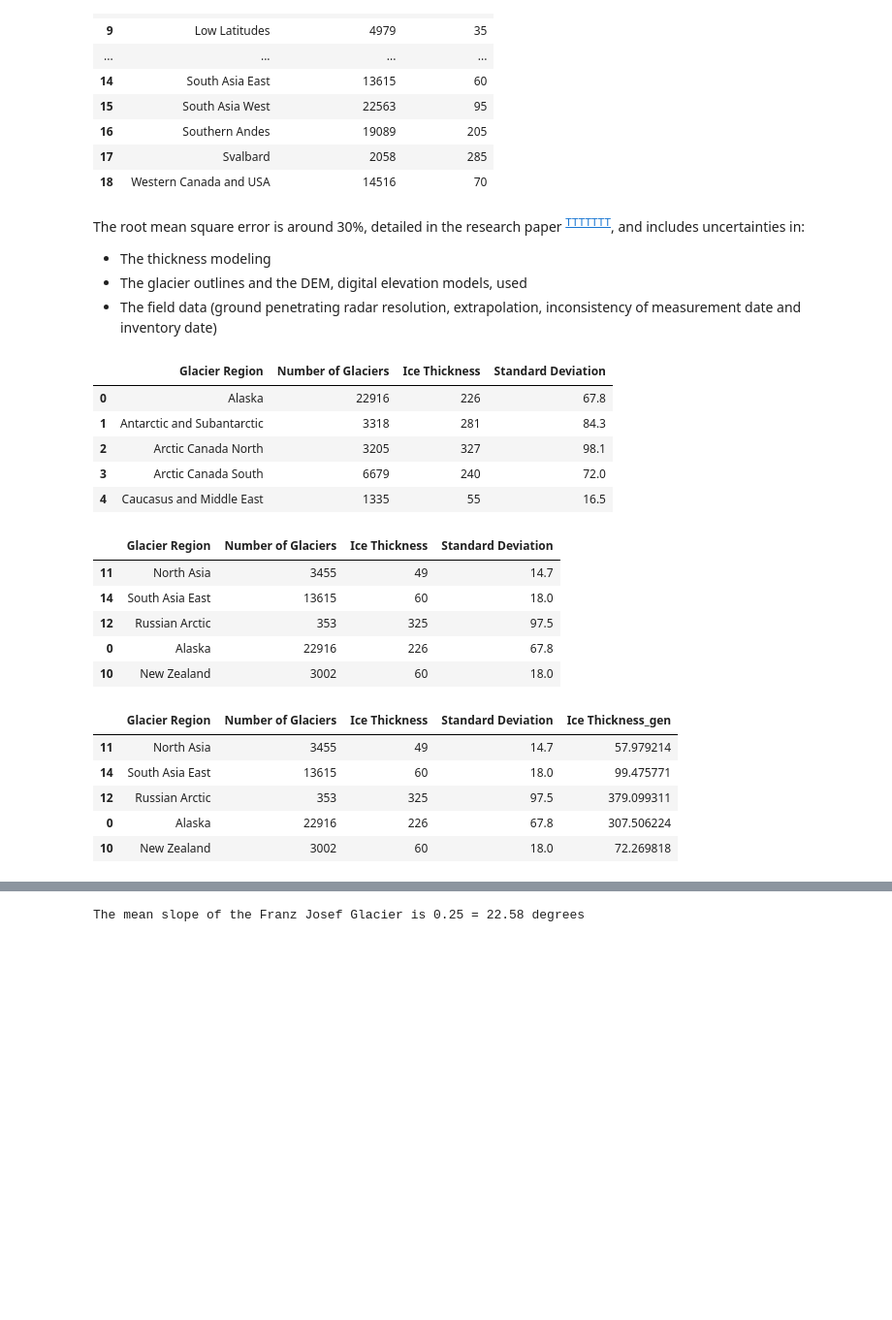
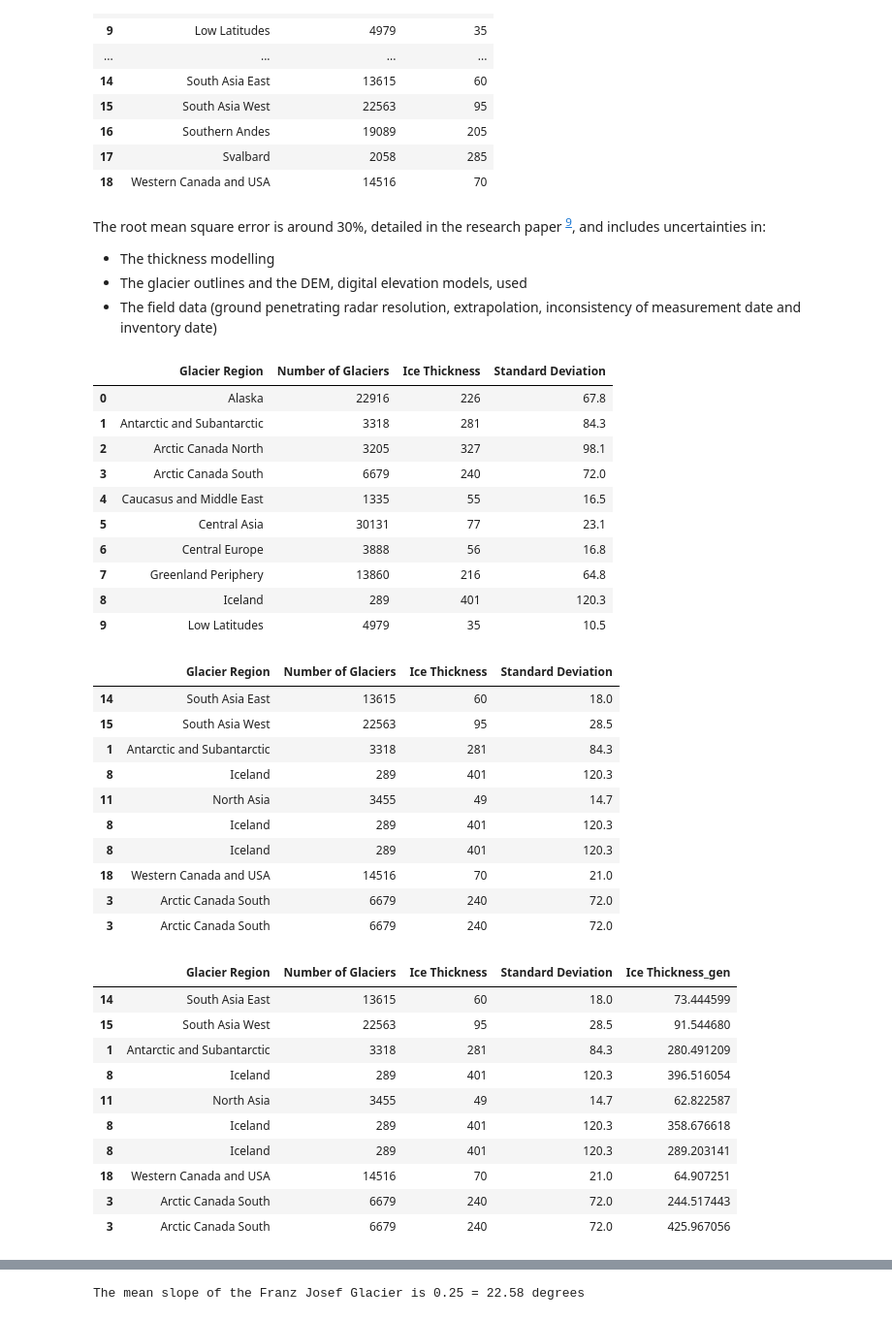
Before and after one commit to healyshane/project-programming_for-data_analysis, a Jupyter notebook: Programming for Data Analysis_Glaciers.ipynb, the cells around one changed output, grey strips where cells are left out. Shown: that part at 97% size. Saved outputs shown, nothing was run; the diff lists cells and outputs as text; code cells hidden in the pictures; blank space fills up the shorter version.

```diff
--- a/Programming for Data Analysis_Glaciers.ipynb
+++ b/Programming for Data Analysis_Glaciers.ipynb
@@ -117,14 +121,14 @@ thick
 | 17 | Svalbard | 2058 | 285 |
 | 18 | Western Canada and USA | 14516 | 70 |
 # %% [markdown]
-The root mean square error is around 30%, detailed in the research paper <sup>[TTTTTTT](https://glaciers.gi.alaska.edu/sites/default/files/wiki/Huss,%20Farinotti%20-%202012%20-%20Distributed%20ice%20thickness%20and%20volume%20of%20all%20glaciers%20around%20the%20globe.pdf)</sup>, and includes uncertainties in:
-* The thickness modeling
+The root mean square error is around 30%, detailed in the research paper <sup>[9](https://glaciers.gi.alaska.edu/sites/default/files/wiki/Huss,%20Farinotti%20-%202012%20-%20Distributed%20ice%20thickness%20and%20volume%20of%20all%20glaciers%20around%20the%20globe.pdf)</sup>, and includes uncertainties in:
+* The thickness modelling
 * The glacier outlines and the DEM, digital elevation models, used
 * The field data (ground penetrating radar resolution, extrapolation, inconsistency of measurement date and inventory date)
 # %%
 # Column added to DataFrame to provide a standard deviation for height results
 thick['Standard Deviation'] = thick['Ice Thickness']*0.3
-thick.head()
+thick.head(10)
 # %% [output]
 |  | Glacier Region | Number of Glaciers | Ice Thickness | Standard Deviation |
 | 0 | Alaska | 22916 | 226 | 67.8 |
@@ -132,26 +136,41 @@ thick.head()
 | 2 | Arctic Canada North | 3205 | 327 | 98.1 |
 | 3 | Arctic Canada South | 6679 | 240 | 72.0 |
 | 4 | Caucasus and Middle East | 1335 | 55 | 16.5 |
+| 5 | Central Asia | 30131 | 77 | 23.1 |
+| 6 | Central Europe | 3888 | 56 | 16.8 |
+| 7 | Greenland Periphery | 13860 | 216 | 64.8 |
+| 8 | Iceland | 289 | 401 | 120.3 |
+| 9 | Low Latitudes | 4979 | 35 | 10.5 |
 # %%
 # Generate 100 samples of data and hold in new DataFrame
 thickness = thick.sample(n=100, replace = True)
-thickness.head()
+thickness.head(10)
 # %% [output]
 |  | Glacier Region | Number of Glaciers | Ice Thickness | Standard Deviation |
+| 14 | South Asia East | 13615 | 60 | 18.0 |
+| 15 | South Asia West | 22563 | 95 | 28.5 |
+| 1 | Antarctic and Subantarctic | 3318 | 281 | 84.3 |
+| 8 | Iceland | 289 | 401 | 120.3 |
 | 11 | North Asia | 3455 | 49 | 14.7 |
-| 14 | South Asia East | 13615 | 60 | 18.0 |
-| 12 | Russian Arctic | 353 | 325 | 97.5 |
-| 0 | Alaska | 22916 | 226 | 67.8 |
-| 10 | New Zealand | 3002 | 60 | 18.0 |
+| 8 | Iceland | 289 | 401 | 120.3 |
+| 8 | Iceland | 289 | 401 | 120.3 |
+| 18 | Western Canada and USA | 14516 | 70 | 21.0 |
+| 3 | Arctic Canada South | 6679 | 240 | 72.0 |
+| 3 | Arctic Canada South | 6679 | 240 | 72.0 |
 # %%
 # Generate a new column in DataFrame to provide 100 data points for ice thickness.
 # A normal distribution from the NumPy.random package is used to generate ice thickness data around the mean and standard deviation of original data.
 thickness['Ice Thickness_gen'] = np.random.normal(thickness['Ice Thickness'],thickness['Standard Deviation'])
-thickness.head()
+thickness.head(10)
 # %% [output]
 |  | Glacier Region | Number of Glaciers | Ice Thickness | Standard Deviation | Ice Thickness_gen |
-| 11 | North Asia | 3455 | 49 | 14.7 | 57.979214 |
-| 14 | South Asia East | 13615 | 60 | 18.0 | 99.475771 |
-| 12 | Russian Arctic | 353 | 325 | 97.5 | 379.099311 |
-| 0 | Alaska | 22916 | 226 | 67.8 | 307.506224 |
-| 10 | New Zealand | 3002 | 60 | 18.0 | 72.269818 |
+| 14 | South Asia East | 13615 | 60 | 18.0 | 73.444599 |
+| 15 | South Asia West | 22563 | 95 | 28.5 | 91.544680 |
+| 1 | Antarctic and Subantarctic | 3318 | 281 | 84.3 | 280.491209 |
+| 8 | Iceland | 289 | 401 | 120.3 | 396.516054 |
+| 11 | North Asia | 3455 | 49 | 14.7 | 62.822587 |
+| 8 | Iceland | 289 | 401 | 120.3 | 358.676618 |
+| 8 | Iceland | 289 | 401 | 120.3 | 289.203141 |
+| 18 | Western Canada and USA | 14516 | 70 | 21.0 | 64.907251 |
+| 3 | Arctic Canada South | 6679 | 240 | 72.0 | 244.517443 |
+| 3 | Arctic Canada South | 6679 | 240 | 72.0 | 425.967056 |
```
Also changed, not shown: parts of 42 cells of this notebook.
